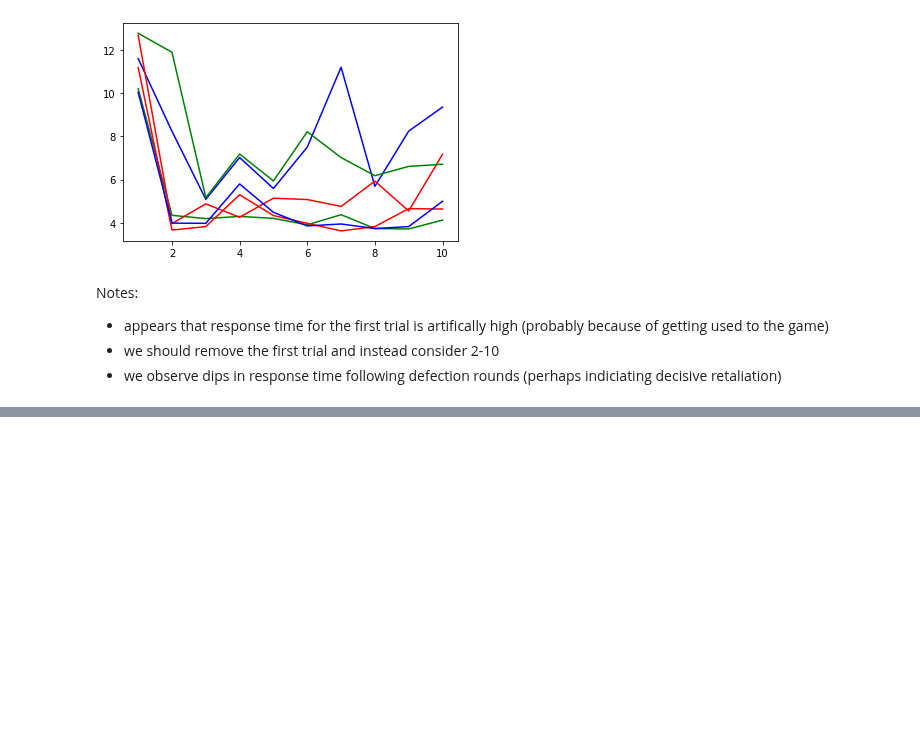
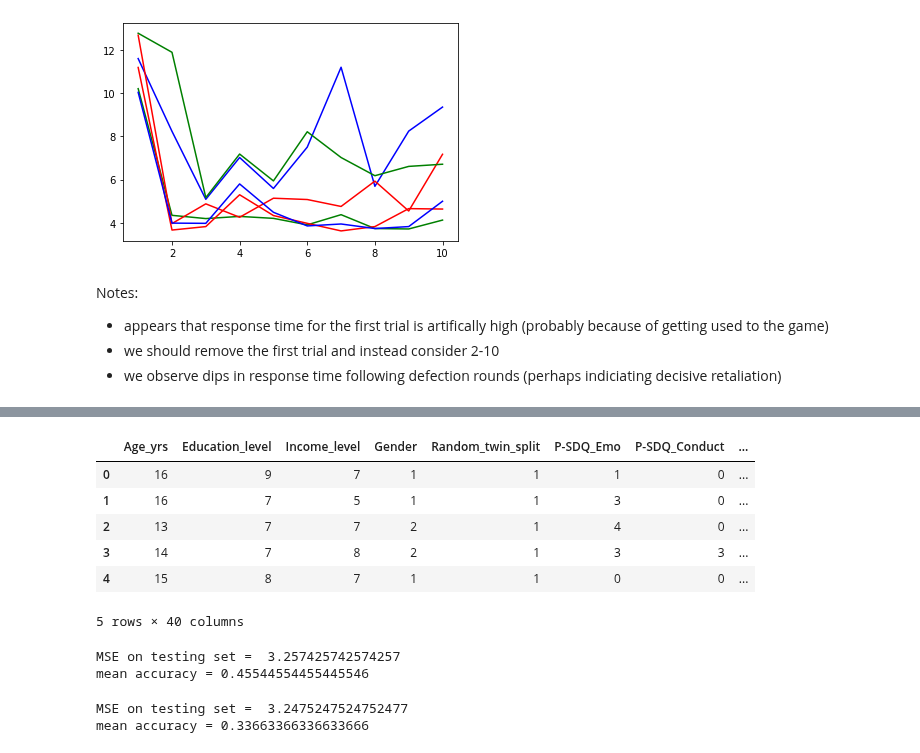
Before and after one commit to BU-Spark/CS506Spring2021Repository, a Jupyter notebook: Drift Diffusion Models of children's interactions in a Repeated Prisoner's Dilemma Game - Team 2/analysis/Cooperative-Partner.ipynb, the cells around one changed output, grey strips where cells are left out. Saved outputs shown, nothing was run; the diff lists cells and outputs as text; code cells hidden in the pictures; blank space fills up the shorter version.

```diff
--- a/Drift Diffusion Models of children's interactions in a Repeated Prisoner's Dilemma Game - Team 2/analysis/Cooperative-Partner.ipynb
+++ b/Drift Diffusion Models of children's interactions in a Repeated Prisoner's Dilemma Game - Team 2/analysis/Cooperative-Partner.ipynb
@@ -177,0 +233,19 @@ plotAvgs('P-SDQ_Procosial', 'ProSocial', 'Proportion', 'ProSocial')
+# %%
+# splitting training and testing twins
+twins_1 = pd.DataFrame(columns=twins.columns)
+twins_2 = pd.DataFrame(columns=twins.columns)
+for index, row in twins.iterrows():
+    if row['Random_twin_split'] == 1:
+        twins_1 = twins_1.append(row, ignore_index=True)
+    else:
+        twins_2 = twins_2.append(row, ignore_index=True)
+
+twins_1.head()
+# %% [output]
+|  | Age_yrs | Education_level | Income_level | Gender | Random_twin_split | P-SDQ_Emo | P-SDQ_Conduct | ... |
+| 0 | 16 | 9 | 7 | 1 | 1 | 1 | 0 | ... |
+| 1 | 16 | 7 | 5 | 1 | 1 | 3 | 0 | ... |
+| 2 | 13 | 7 | 7 | 2 | 1 | 4 | 0 | ... |
+| 3 | 14 | 7 | 8 | 2 | 1 | 3 | 3 | ... |
+| 4 | 15 | 8 | 7 | 1 | 1 | 0 | 0 | ... |
+5 rows × 40 columns
@@ -177,0 +272,10 @@ plotAvgs('P-SDQ_Procosial', 'ProSocial', 'Proportion', 'ProSocial')
+# %%
+from sklearn.metrics import mean_squared_error, confusion_matrix
+
+# metrics
+
+print("MSE on testing set = ", mean_squared_error(y_test, predicted))
+print("mean accuracy =", model.score(X_test,y_test))
+# %% [output]
+MSE on testing set =  3.257425742574257
+mean accuracy = 0.45544554455445546
@@ -177,0 +290,8 @@ plotAvgs('P-SDQ_Procosial', 'ProSocial', 'Proportion', 'ProSocial')
+# %%
+# metrics
+
+print("MSE on testing set = ", mean_squared_error(y_test, predicted))
+print("mean accuracy =", clf.score(X_test,y_test))
+# %% [output]
+MSE on testing set =  3.2475247524752477
+mean accuracy = 0.33663366336633666
```
Also changed, not shown: parts of 6 cells of this notebook.
